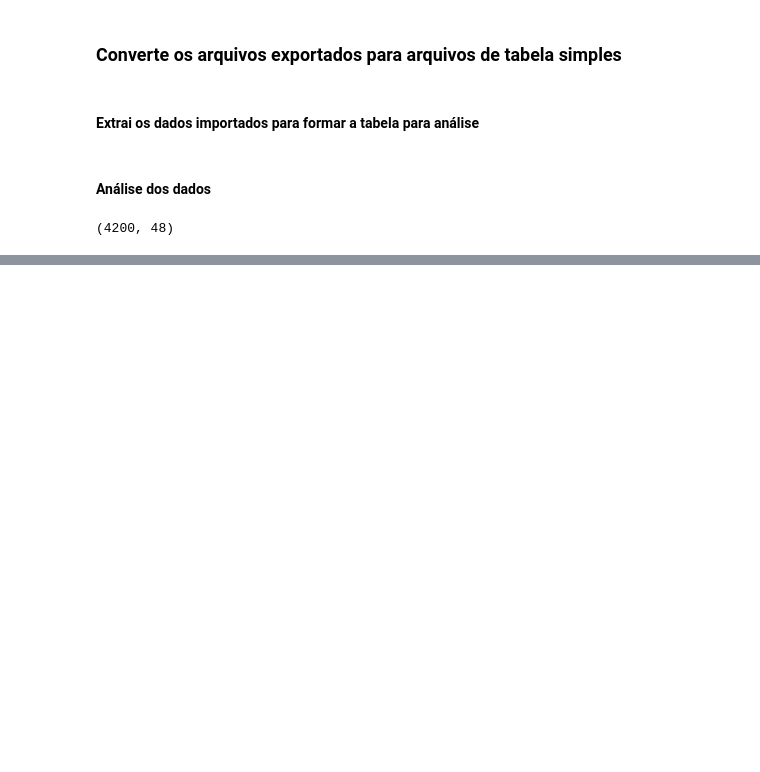
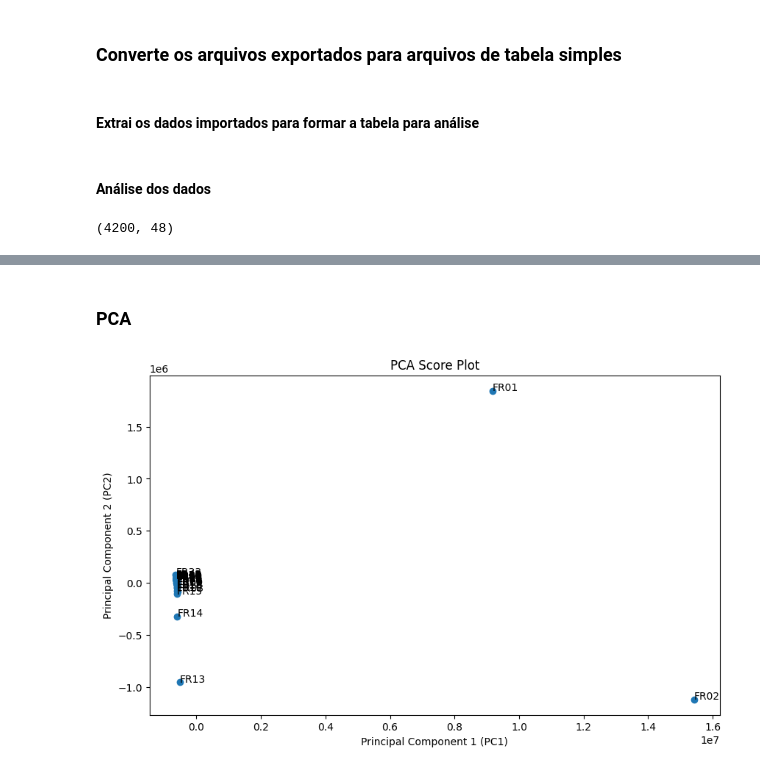
Before and after one commit to RicardoMBorges/HPLCdata_Shimadzu, a Jupyter notebook: Chromatograms_Shimadzu.ipynb, the cells around one changed output, grey strips where cells are left out. Cells and saved outputs as stored; diff of their text form; code cells hidden in the pictures; blank space fills up the shorter version.

```diff
--- a/Chromatograms_Shimadzu.ipynb
+++ b/Chromatograms_Shimadzu.ipynb
@@ -128,0 +129,34 @@ plt.show()
+# %% [markdown]
+### PCA
+# %%
+from sklearn.decomposition import PCA
+
+# Extract the feature columns (excluding the 'RT(min)' column)
+X = combined_df
+X = X.T
+X = X.iloc[5:]
+
+# Perform PCA
+pca = PCA(n_components=2)
+scores = pca.fit_transform(X)
+
+# Create a DataFrame for the scores
+scores_df = pd.DataFrame(data=scores, columns=['PC1', 'PC2'])
+
+# Plot the score plot
+plt.figure(figsize=(10, 6))
+plt.scatter(scores_df['PC1'], scores_df['PC2'])
+
+# Add labels and title
+plt.xlabel('Principal Component 1 (PC1)')
+plt.ylabel('Principal Component 2 (PC2)')
+plt.title('PCA Score Plot')
+
+# Identify points on the plot using the index of X
+for i, sample_name in enumerate(X.index):
+    plt.annotate(sample_name, (scores_df['PC1'][i], scores_df['PC2'][i]))
+
+# Show the plot
+plt.show()
+# %% [output]
+[figure, added]
```
Also changed, not shown: parts of 1 cell of this notebook.
